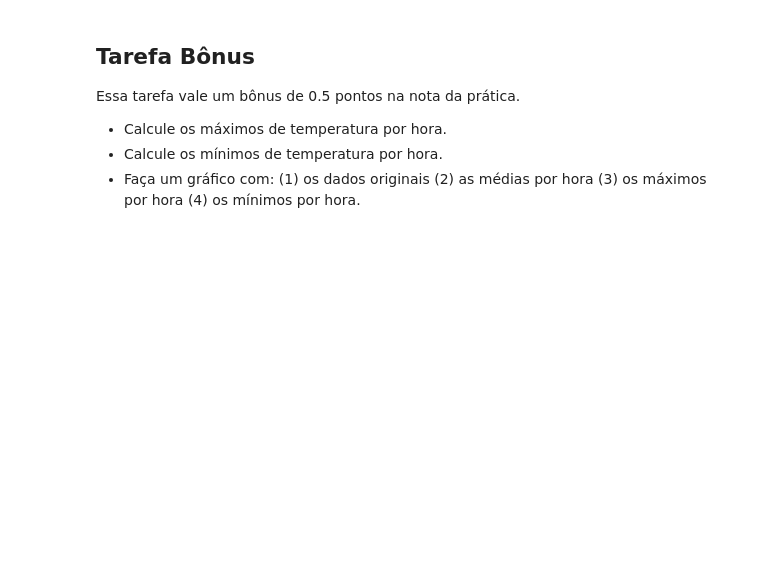
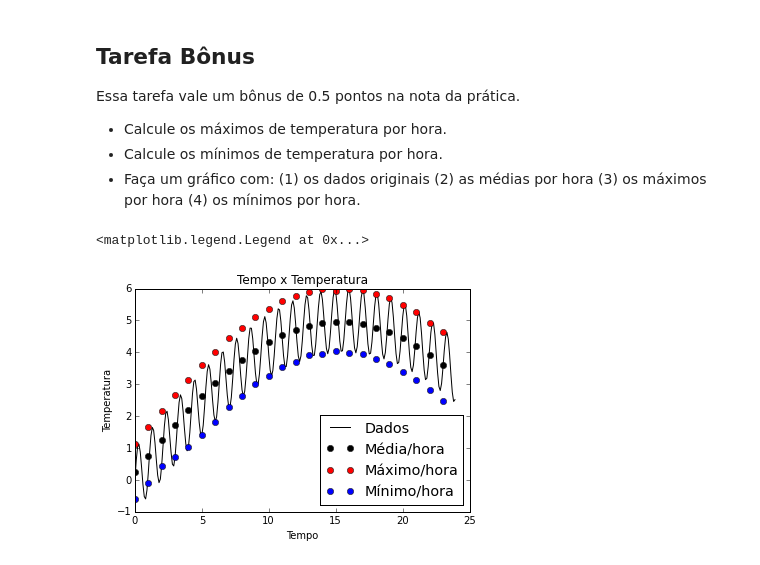
Before and after one commit to mat-esp-2015/python-intro-2-gloria_cthulhu, a Jupyter notebook: tarefa-intro-python-2.ipynb, the cells around one changed output. Saved outputs shown, nothing was run; the diff lists cells and outputs as text; code cells hidden in the pictures; blank space fills up the shorter version.

```diff
--- a/tarefa-intro-python-2.ipynb
+++ b/tarefa-intro-python-2.ipynb
@@ -339,6 +375,46 @@ Essa tarefa vale um bônus de 0.5 pontos na nota da prática.
 * Calcule os máximos de temperatura por hora.
 * Calcule os mínimos de temperatura por hora.
 * Faça um gráfico com: (1) os dados originais (2) as médias por hora (3) os máximos por hora (4) os mínimos por hora.
+# %%
+import matplotlib.pyplot as plt #importamos a livraria para o grafico
+%matplotlib inline
+
+maximo_hora = [] #lista vazia criada
+
+for bananas in range(24): #ou seja, repetiremos o comando a seguir 24 vezes
+    p = bananas*10 #a cada loop, o p avancara uma dezena
+    max = dados[p] #max comecara sendo o primeiro dado observado
+    for chicletes in range(10): #a cada dezena, repetiremos este comando 10 vezes.
+        if dados[p+chicletes] > max: #se o elemento p for maior que max...
+            max = dados[p+chicletes] #... max sera o elemento.
+
+    maximo_hora.append(max) #ao fim de dez repeticoes, o maior valor sera o max. Ele e entao adicionado a lista maximo_hora.
+    #agora continuamos o loop.
+
+minimo_hora = [] #lista vazia criada
+
+for bananas in range(24): #ou seja, repetiremos o comando a seguir 24 vezes
+    p = bananas*10 #a cada loop, o p avancara uma dezena
+    min = dados[p] #min comecara sendo o primeiro dado observado
+    for chicletes in range(10): #a cada dezena, repetiremos este comando 10 vezes.
+        if dados[p+chicletes] < min: #se o elemento p for menor que min...
+            min = dados[p+chicletes] #... min sera o elemento.
+
+    minimo_hora.append(min) #ao fim de dez repeticoes, o maior valor sera o max. Ele e entao adicionado a lista maximo_hora.
+    #agora continuamos o loop.
+
+plt.figure() #criamos aqui a figura em branco
+plt.plot(tempos, dados, 'k', label='Dados') #aqui preenchemos-na com os dados organizados
+plt.plot(media_hora,'ok', label='Média/hora')
+plt.plot(maximo_hora,'or', label='Máximo/hora')
+plt.plot(minimo_hora,'ob', label='Mínimo/hora')
+plt.title("Tempo x Temperatura") #título
+plt.xlabel(u"Tempo") #nomeamos o eixo X
+plt.ylabel("Temperatura") #nomeamos o eixo Y
+plt.legend(loc='lower right', fontsize='x-large')
+# %% [output]
+<matplotlib.legend.Legend at 0x...>
+[figure, added]
 # %% [markdown]
 ### Resultado esperado
 
```
Also changed, not shown: parts of 8 cells of this notebook.
